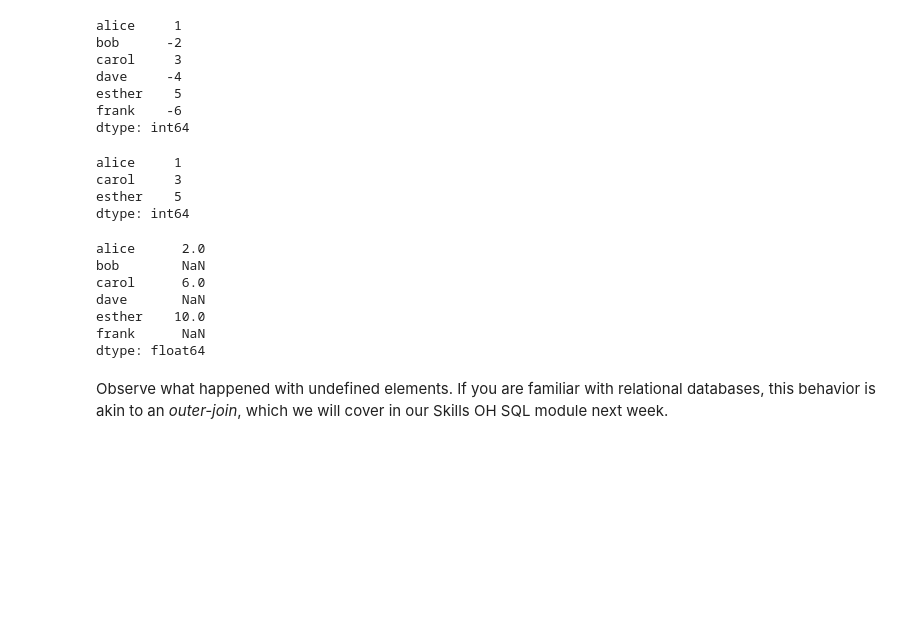
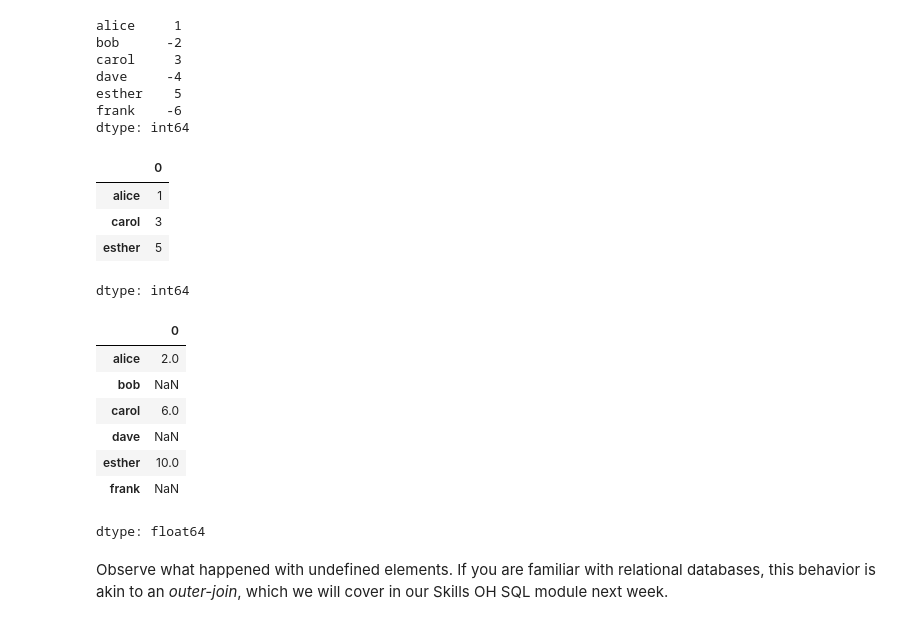
Before and after one commit to reinahuang/PythonDataScience, a Jupyter notebook: week06_session01_NB02_notes_on_pandas_part0_1.ipynb, the cells around one changed output. Cells and saved outputs as stored; diff of their text form; code cells hidden in the pictures; blank space fills up the shorter version.

```diff
--- a/week06_session01_NB02_notes_on_pandas_part0_1.ipynb
+++ b/week06_session01_NB02_notes_on_pandas_part0_1.ipynb
@@ -324,23 +402,25 @@ dtype: int64
 # %%
 # recall mujeres definition
 # mujeres = [0, 2, 4] # list of integer offsets
-obj_l = obj3[mujeres]
+obj_l = obj3.iloc[mujeres]
 obj_l
 # %% [output]
+|  | 0 |
+| alice | 1 |
+| carol | 3 |
+| esther | 5 |
-alice     1
-carol     3
-esther    5
 dtype: int64
 # %%
 # note that we are doing addition
 obj3 + obj_l
 # %% [output]
+|  | 0 |
+| alice | 2.0 |
+| bob | NaN |
+| carol | 6.0 |
+| dave | NaN |
+| esther | 10.0 |
+| frank | NaN |
-alice      2.0
-bob        NaN
-carol      6.0
-dave       NaN
-esther    10.0
-frank      NaN
 dtype: float64
 # %% [markdown]
 Observe what happened with undefined elements. If you are familiar with relational databases, this behavior is akin to an _outer-join_, which we will cover in our Skills OH SQL module next week.
```
Also changed, not shown: parts of 15 cells of this notebook.
